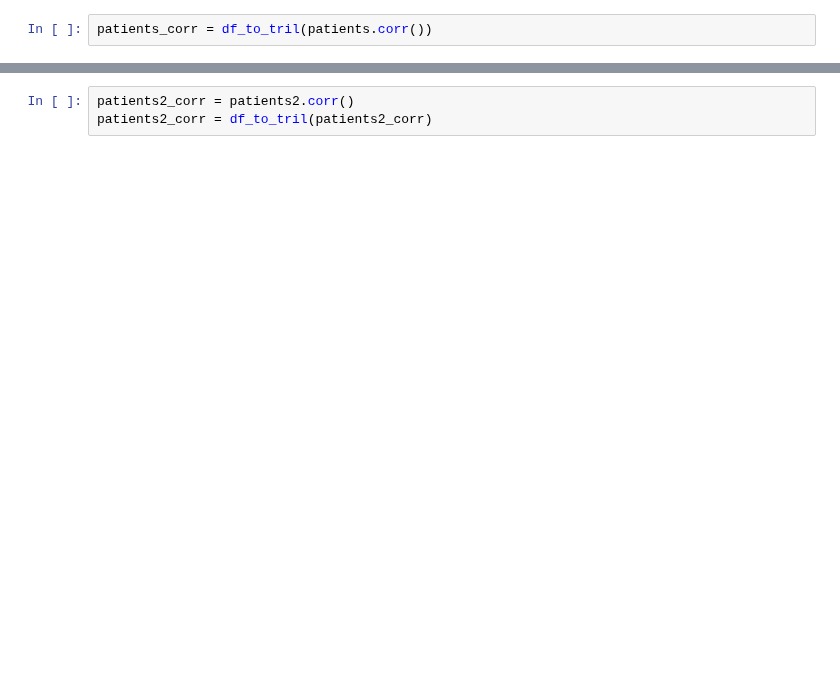
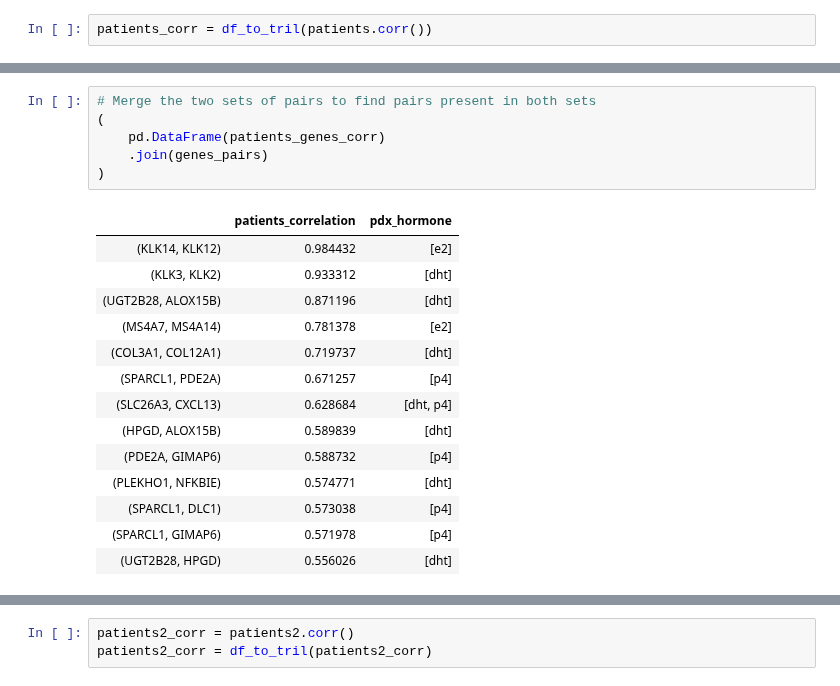
Before and after one commit to valentinoli/pdx, a Jupyter notebook: scripts/dataExploration.ipynb, the cells around one changed output, grey strips where cells are left out. Saved outputs shown, nothing was run; the diff lists cells and outputs as text; blank space fills up the shorter version.

```diff
--- a/scripts/dataExploration.ipynb
+++ b/scripts/dataExploration.ipynb
@@ -142 +183,22 @@ patients_genes_corr.sort_values(ascending=False, inplace=True)
+# %%
+# Merge the two sets of pairs to find pairs present in both sets
+(
+    pd.DataFrame(patients_genes_corr)
+    .join(genes_pairs)
+)
+# %% [output]
+|  | patients_correlation | pdx_hormone |
+| (KLK14, KLK12) | 0.984432 | [e2] |
+| (KLK3, KLK2) | 0.933312 | [dht] |
+| (UGT2B28, ALOX15B) | 0.871196 | [dht] |
+| (MS4A7, MS4A14) | 0.781378 | [e2] |
+| (COL3A1, COL12A1) | 0.719737 | [dht] |
+| (SPARCL1, PDE2A) | 0.671257 | [p4] |
+| (SLC26A3, CXCL13) | 0.628684 | [dht, p4] |
+| (HPGD, ALOX15B) | 0.589839 | [dht] |
+| (PDE2A, GIMAP6) | 0.588732 | [p4] |
+| (PLEKHO1, NFKBIE) | 0.574771 | [dht] |
+| (SPARCL1, DLC1) | 0.573038 | [p4] |
+| (SPARCL1, GIMAP6) | 0.571978 | [p4] |
+| (UGT2B28, HPGD) | 0.556026 | [dht] |
 # %% [markdown]
```
Also changed, not shown: parts of 37 cells of this notebook, 2 other files.
